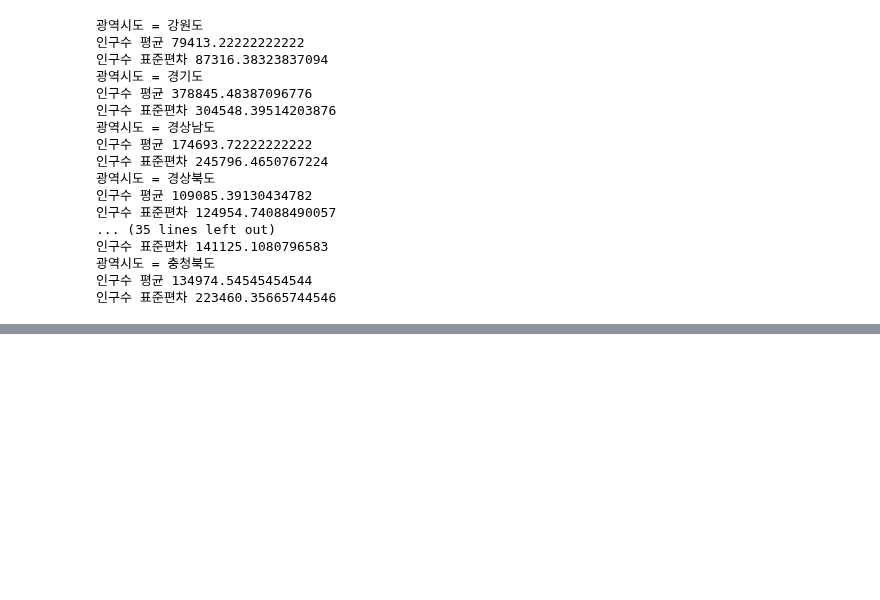
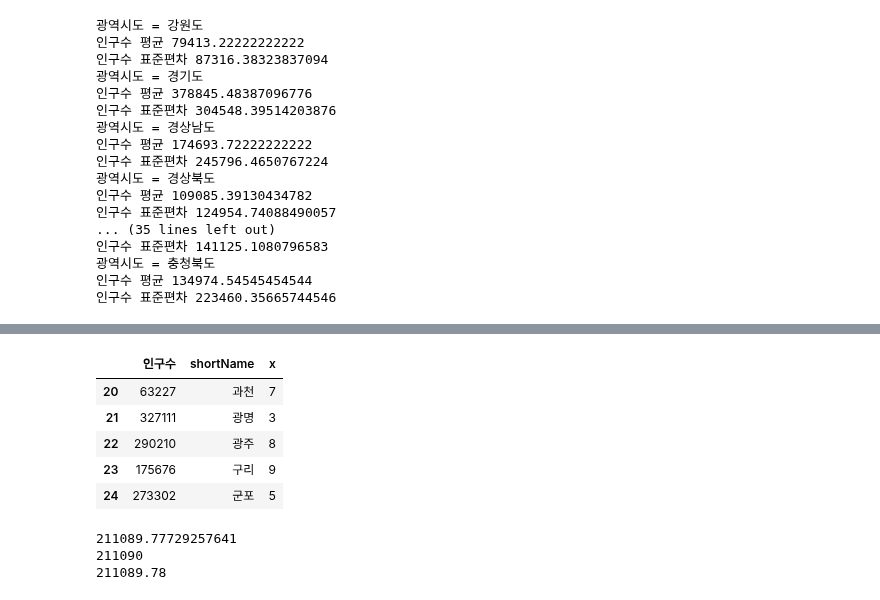
Before and after one commit to TheMatw/python_webscraping, a Jupyter notebook: 06행정구역정보분석.ipynb, the cells around one changed output, grey strips where cells are left out. Cells and saved outputs as stored; diff of their text form; code cells hidden in the pictures; blank space fills up the shorter version.

```diff
--- a/06행정구역정보분석.ipynb
+++ b/06행정구역정보분석.ipynb
@@ -177,0 +216,23 @@ for sido_name in data['광역시도'].unique():
+# %%
+#iloc 사용하기
+#인덱스가 20부터 25까지, 컬럼인덱스가 1부터 4까지
+data.iloc[20:25,1:4]
+# %% [output]
+|  | 인구수 | shortName | x |
+| 20 | 63227 | 과천 | 7 |
+| 21 | 327111 | 광명 | 3 |
+| 22 | 290210 | 광주 | 8 |
+| 23 | 175676 | 구리 | 9 |
+| 24 | 273302 | 군포 | 5 |
+# %%
+#인구수가 전국평균 인구수 보다 작은 지역을 선택하고, 결과를 엑셀로 저장하기
+pop_mean_value = data['인구수'].mean()
+print(pop_mean_value)
+print(round(pop_mean_value))
+print(f'{pop_mean_value:.2f}')
+pop_mean_lt_df = data.loc[data['인구수'] < pop_mean_value,'인구수':'행정구역'].sort_values(by='인구수').reset_index(drop=True)
+pop_mean_lt_df.to_excel('data/평균인구수미만지역.xlsx')
+# %% [output]
+211089.77729257641
+211090
+211089.78
```
Also changed, not shown: parts of 3 cells of this notebook.
